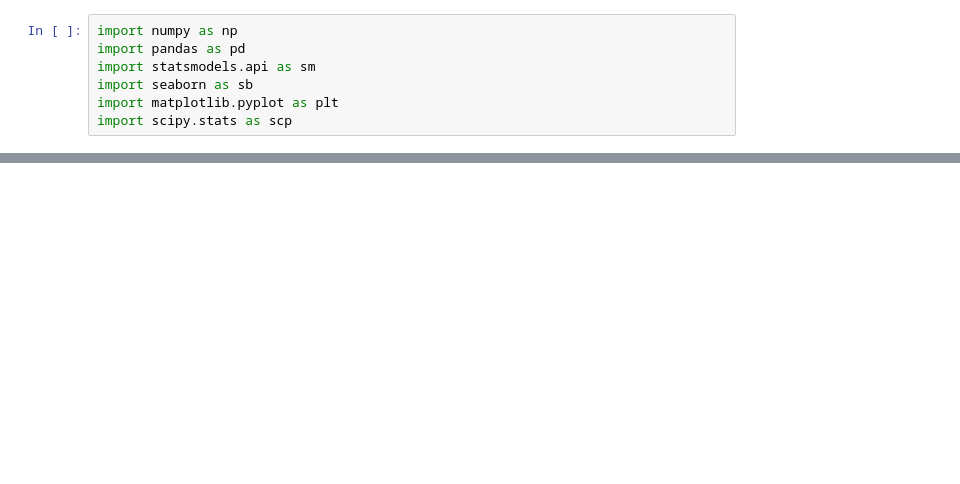
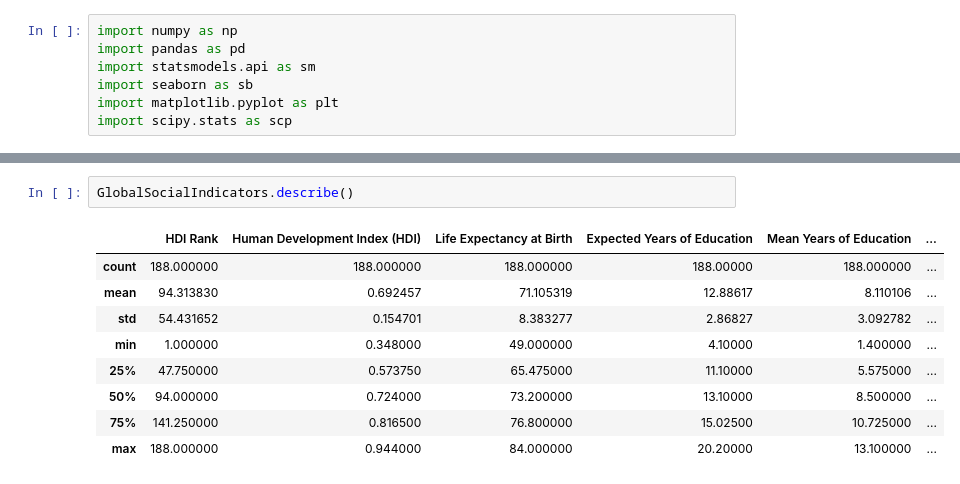
Before and after one commit to mbransons/DataFundamentalsCourse, a Jupyter notebook: week3/week3-activity.ipynb, the cells around one changed output, grey strips where cells are left out. Cells and saved outputs as stored; diff of their text form; blank space fills up the shorter version.

```diff
--- a/week3/week3-activity.ipynb
+++ b/week3/week3-activity.ipynb
@@ -51,0 +42,12 @@ ELA_test_results.head()
+# %%
+GlobalSocialIndicators.describe()
+# %% [output]
+|  | HDI Rank | Human Development Index (HDI) | Life Expectancy at Birth | Expected Years of Education | Mean Years of Education | ... |
+| count | 188.000000 | 188.000000 | 188.000000 | 188.00000 | 188.000000 | ... |
+| mean | 94.313830 | 0.692457 | 71.105319 | 12.88617 | 8.110106 | ... |
+| std | 54.431652 | 0.154701 | 8.383277 | 2.86827 | 3.092782 | ... |
+| min | 1.000000 | 0.348000 | 49.000000 | 4.10000 | 1.400000 | ... |
+| 25% | 47.750000 | 0.573750 | 65.475000 | 11.10000 | 5.575000 | ... |
+| 50% | 94.000000 | 0.724000 | 73.200000 | 13.10000 | 8.500000 | ... |
+| 75% | 141.250000 | 0.816500 | 76.800000 | 15.02500 | 10.725000 | ... |
+| max | 188.000000 | 0.944000 | 84.000000 | 20.20000 | 13.100000 | ... |
```
Also changed, not shown: parts of 35 cells of this notebook, 10 other files.
